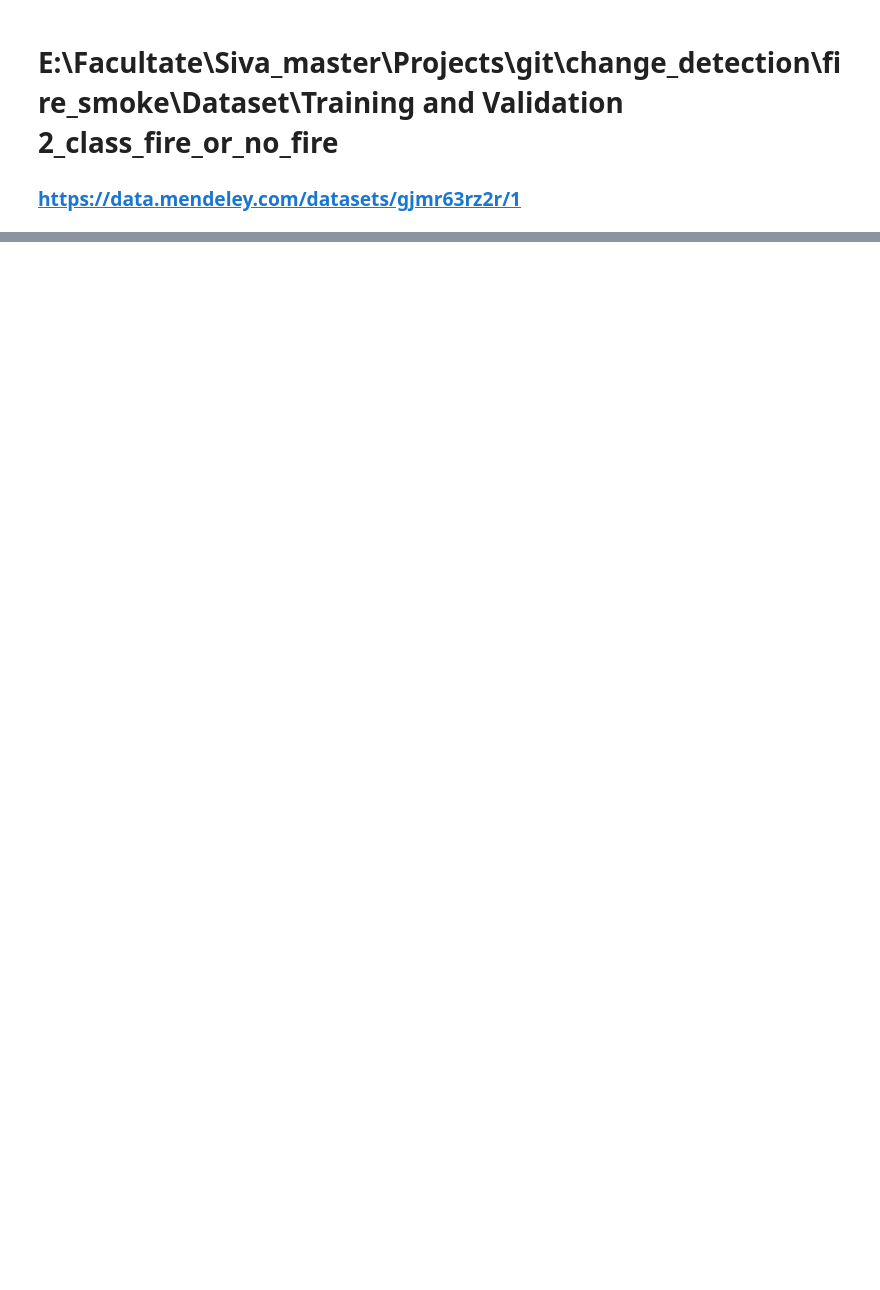
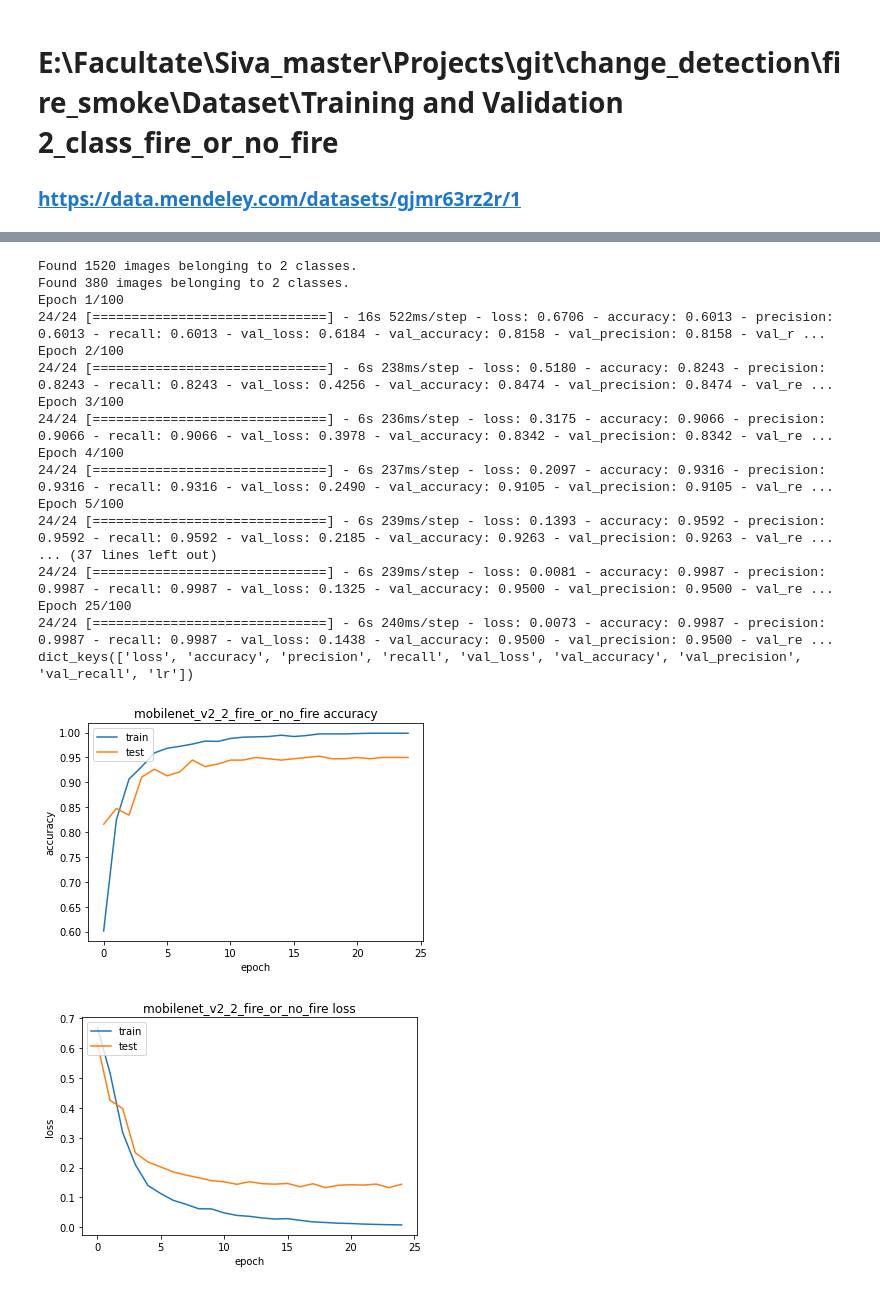
Before and after one commit to ionut-girla/change_detection, a Jupyter notebook: fire_detection_3_models_training.ipynb, the cells around one changed output, grey strips where cells are left out. Saved outputs shown, nothing was run; the diff lists cells and outputs as text; code cells hidden in the pictures; blank space fills up the shorter version.

```diff
--- a/fire_detection_3_models_training.ipynb
+++ b/fire_detection_3_models_training.ipynb
@@ -326,4 +446,4 @@ model_name = 'mobilenet_v2'
 hidden_layers = [128, 64, 32]
 num_classes = 2
 batch_size = 64
-epochs = 1
+epochs = 100
@@ -395,3 +514,67 @@ create_pdf(history, "mobilenet_v2")
+# %%
+# train the model
+data_generator = ImageDataGenerator(
+        preprocessing_function=tf.keras.applications.mobilenet_v2.preprocess_input)
+
+train_generator = data_generator.flow_from_directory(
+    f'{dataset}',
+    target_size=(image_size, image_size),
+    batch_size=batch_size,
+    class_mode='categorical')
+num_training_files = len(train_generator.filepaths)
+
+validation_generator = data_generator.flow_from_directory(
+                f'./fire_smoke\Dataset\Testing',
+                target_size=(image_size, image_size),
+                batch_size=batch_size,
+                class_mode='categorical',
+                shuffle=True)
+
+es_callback = tf.keras.callbacks.EarlyStopping(monitor='accuracy', patience=3)
+lrr= ReduceLROnPlateau(monitor='accuracy',   factor=.5 ,   patience=4,  min_lr=1e-10)
+
+# The division by 5 here is to make training quicker
+# when you want maximum accuracy remove it.
+history =  model.fit(train_generator, validation_data=validation_generator, epochs=epochs, callbacks=[lrr,es_callback])
+
+# list all data in history
+print(history.history.keys())
+# summarize history for accuracy
+plt.plot(history.history['accuracy'])
+plt.plot(history.history['val_accuracy'])
+plt.title(f'{model_name}_2_fire_or_no_fire accuracy')
+plt.ylabel('accuracy')
+plt.xlabel('epoch')
+plt.legend(['train', 'test'], loc='upper left')
+plt.show()
+# summarize history for loss
+plt.plot(history.history['loss'])
+plt.plot(history.history['val_loss'])
+plt.title(f'{model_name}_2_fire_or_no_fire loss')
+plt.ylabel('loss')
+plt.xlabel('epoch')
+plt.legend(['train', 'test'], loc='upper left')
+plt.show()
+# %% [output]
+Found 1520 images belonging to 2 classes.
+Found 380 images belonging to 2 classes.
+Epoch 1/100
+24/24 [==============================] - 16s 522ms/step - loss: 0.6706 - accuracy: 0.6013 - precision: 0.6013 - recall: 0.6013 - val_loss: 0.6184 - val_accuracy: 0.8158 - val_precision: 0.8158 - val_r ...
+Epoch 2/100
+24/24 [==============================] - 6s 238ms/step - loss: 0.5180 - accuracy: 0.8243 - precision: 0.8243 - recall: 0.8243 - val_loss: 0.4256 - val_accuracy: 0.8474 - val_precision: 0.8474 - val_re ...
+Epoch 3/100
+24/24 [==============================] - 6s 236ms/step - loss: 0.3175 - accuracy: 0.9066 - precision: 0.9066 - recall: 0.9066 - val_loss: 0.3978 - val_accuracy: 0.8342 - val_precision: 0.8342 - val_re ...
+Epoch 4/100
+24/24 [==============================] - 6s 237ms/step - loss: 0.2097 - accuracy: 0.9316 - precision: 0.9316 - recall: 0.9316 - val_loss: 0.2490 - val_accuracy: 0.9105 - val_precision: 0.9105 - val_re ...
+Epoch 5/100
+24/24 [==============================] - 6s 239ms/step - loss: 0.1393 - accuracy: 0.9592 - precision: 0.9592 - recall: 0.9592 - val_loss: 0.2185 - val_accuracy: 0.9263 - val_precision: 0.9263 - val_re ...
+... (37 lines left out)
+24/24 [==============================] - 6s 239ms/step - loss: 0.0081 - accuracy: 0.9987 - precision: 0.9987 - recall: 0.9987 - val_loss: 0.1325 - val_accuracy: 0.9500 - val_precision: 0.9500 - val_re ...
+Epoch 25/100
+24/24 [==============================] - 6s 240ms/step - loss: 0.0073 - accuracy: 0.9987 - precision: 0.9987 - recall: 0.9987 - val_loss: 0.1438 - val_accuracy: 0.9500 - val_precision: 0.9500 - val_re ...
+dict_keys(['loss', 'accuracy', 'precision', 'recall', 'val_loss', 'val_accuracy', 'val_precision', 'val_recall', 'lr'])
+[figure, added]
+[figure, added]
 # %%
 data_generator = ImageDataGenerator(
         preprocessing_function=tf.keras.applications.mobilenet_v2.preprocess_input)
```
Also changed, not shown: parts of 25 cells of this notebook, 6 other files.
